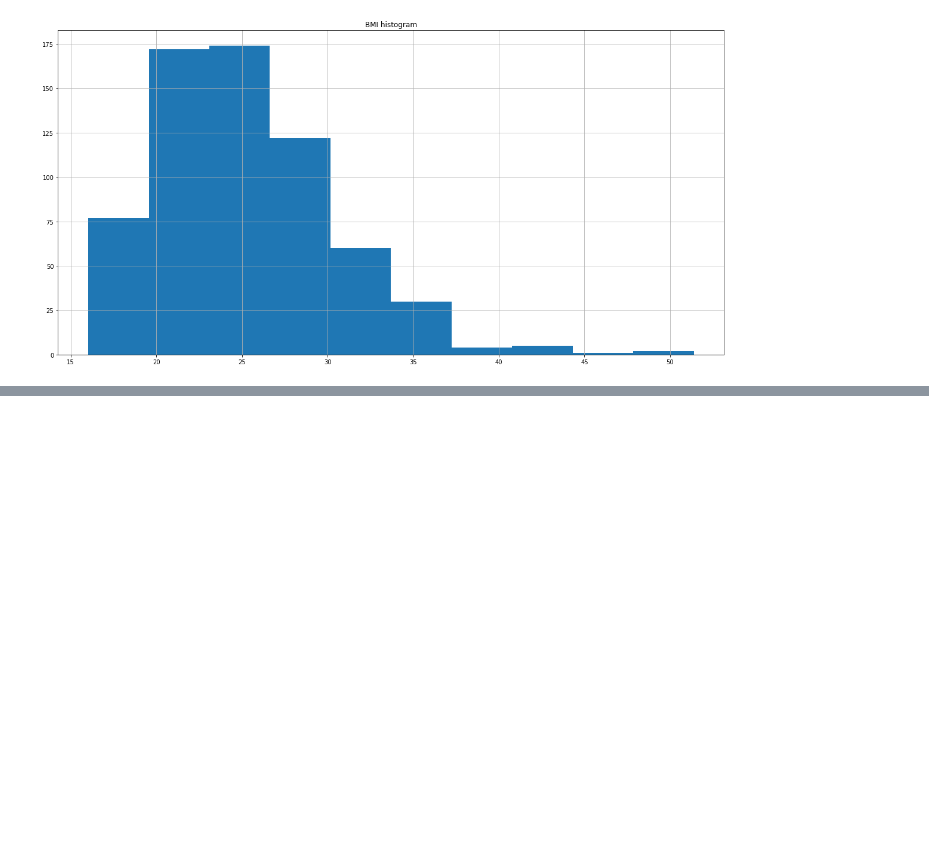
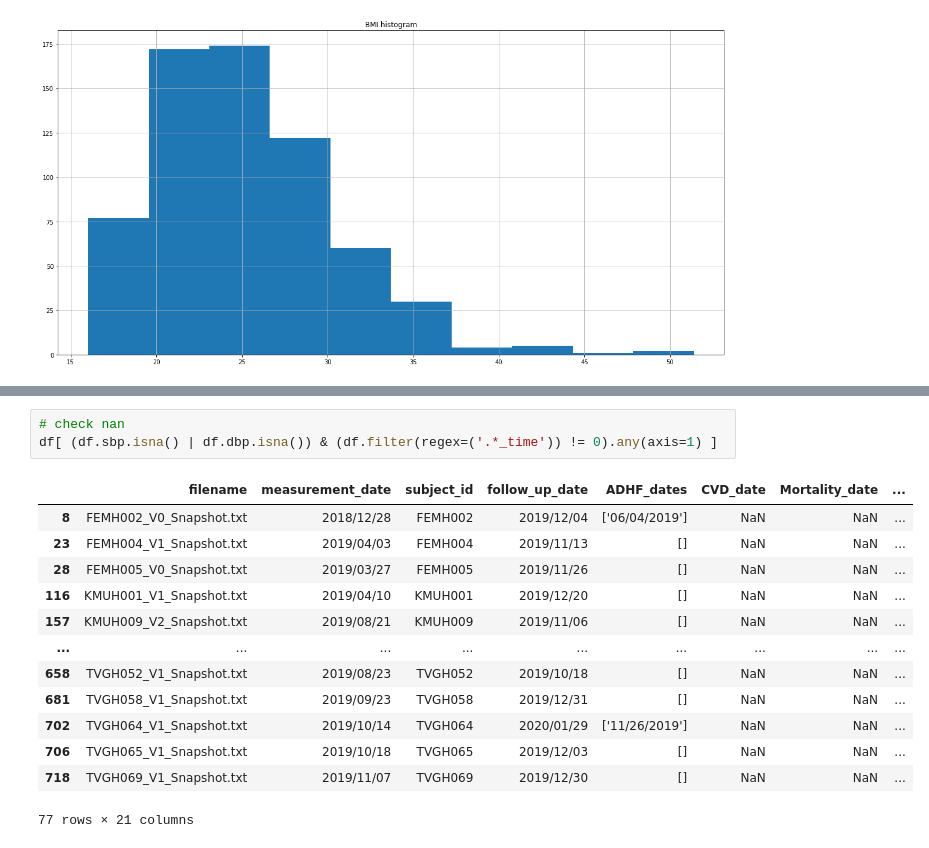
Before and after one commit to writerwriter/ekg, a Jupyter notebook: notebooks/data_visualization.ipynb, the cells around one changed output, grey strips where cells are left out. Saved outputs shown, nothing was run; the diff lists cells and outputs as text; blank space fills up the shorter version.

```diff
--- a/notebooks/data_visualization.ipynb
+++ b/notebooks/data_visualization.ipynb
@@ -280,0 +279,17 @@ BMI_df[BMI_df.code == 'AHF050']
+# %%
+# check nan
+df[ (df.sbp.isna() | df.dbp.isna()) & (df.filter(regex=('.*_time')) != 0).any(axis=1) ]
+# %% [output]
+|  | filename | measurement_date | subject_id | follow_up_date | ADHF_dates | CVD_date | Mortality_date | ... |
+| 8 | FEMH002_V0_Snapshot.txt | 2018/12/28 | FEMH002 | 2019/12/04 | ['06/04/2019'] | NaN | NaN | ... |
+| 23 | FEMH004_V1_Snapshot.txt | 2019/04/03 | FEMH004 | 2019/11/13 | [] | NaN | NaN | ... |
+| 28 | FEMH005_V0_Snapshot.txt | 2019/03/27 | FEMH005 | 2019/11/26 | [] | NaN | NaN | ... |
+| 116 | KMUH001_V1_Snapshot.txt | 2019/04/10 | KMUH001 | 2019/12/20 | [] | NaN | NaN | ... |
+| 157 | KMUH009_V2_Snapshot.txt | 2019/08/21 | KMUH009 | 2019/11/06 | [] | NaN | NaN | ... |
+| ... | ... | ... | ... | ... | ... | ... | ... | ... |
+| 658 | TVGH052_V1_Snapshot.txt | 2019/08/23 | TVGH052 | 2019/10/18 | [] | NaN | NaN | ... |
+| 681 | TVGH058_V1_Snapshot.txt | 2019/09/23 | TVGH058 | 2019/12/31 | [] | NaN | NaN | ... |
+| 702 | TVGH064_V1_Snapshot.txt | 2019/10/14 | TVGH064 | 2020/01/29 | ['11/26/2019'] | NaN | NaN | ... |
+| 706 | TVGH065_V1_Snapshot.txt | 2019/10/18 | TVGH065 | 2019/12/03 | [] | NaN | NaN | ... |
+| 718 | TVGH069_V1_Snapshot.txt | 2019/11/07 | TVGH069 | 2019/12/30 | [] | NaN | NaN | ... |
+77 rows × 21 columns
```
Also changed, not shown: parts of 11 cells of this notebook, 6 other files.
